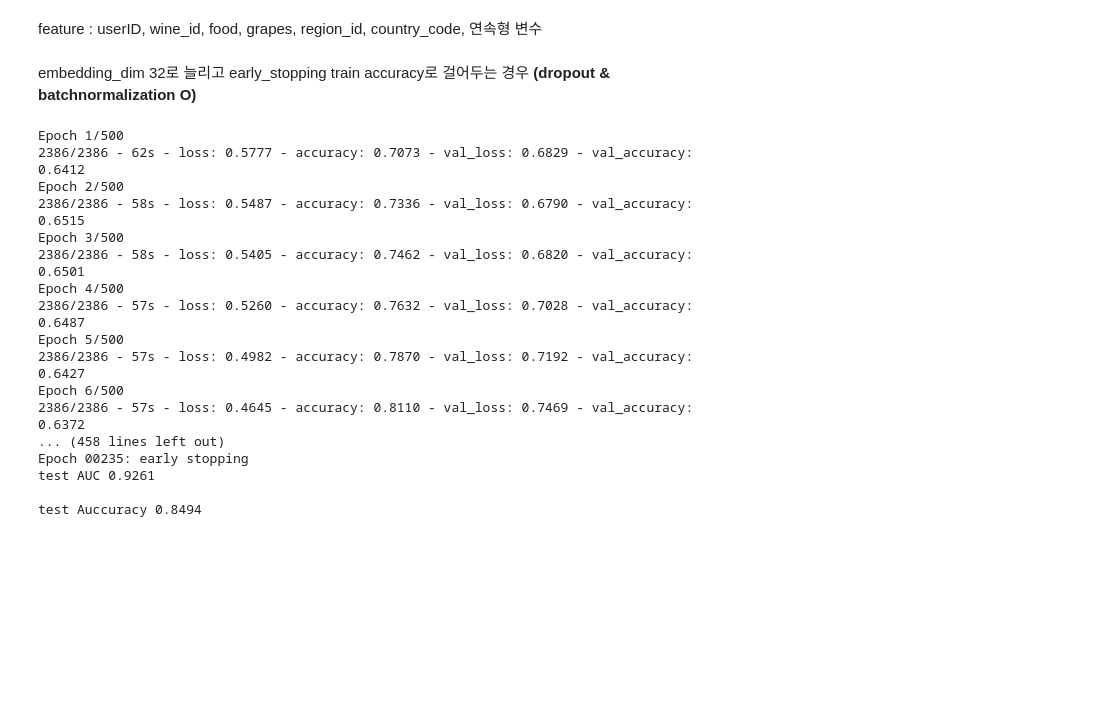
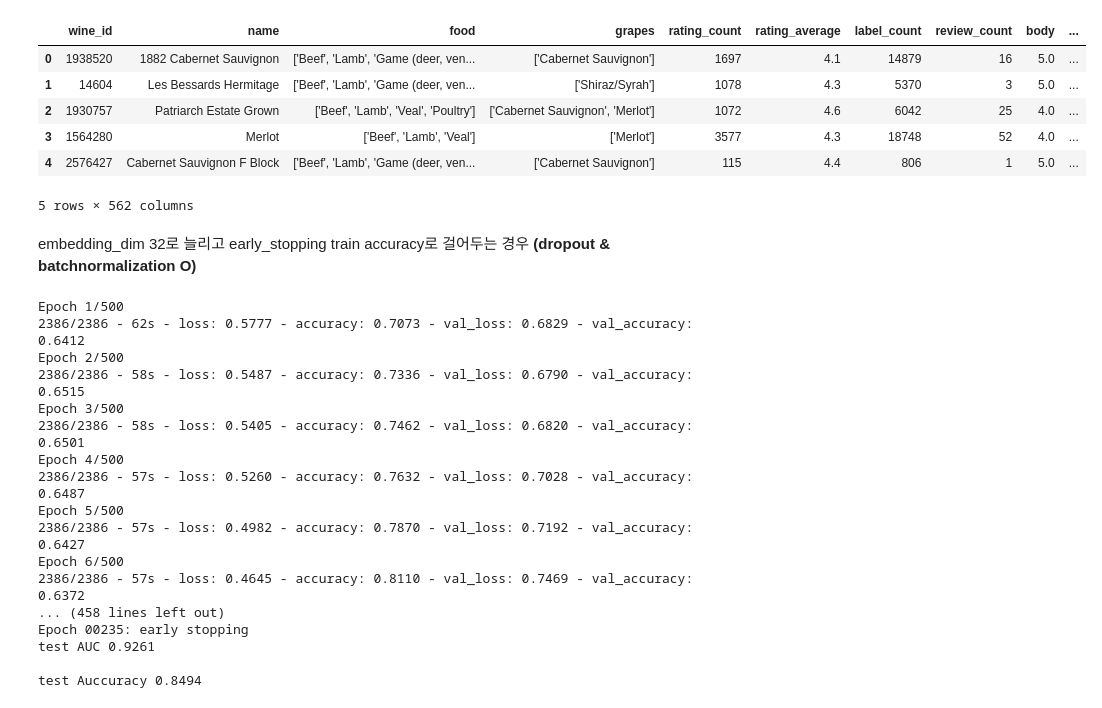
Before and after one commit to tobigs-reco-conf-1314/Tommelier, a Jupyter notebook: Results/DeepFM_seyeong.ipynb, the cells around one changed output. Drawn from its saved outputs; the diff is of its cells as text; code cells hidden in the pictures; blank space fills up the shorter version.

```diff
--- a/Results/DeepFM_seyeong.ipynb
+++ b/Results/DeepFM_seyeong.ipynb
@@ -36,2 +20,11 @@ test_df = pd.read_json('Data 최종본/test_all_meta_v2.json')
-# %% [markdown]
-feature : userID, wine_id, food, grapes, region_id, country_code, 연속형 변수
+# %%
+item = pd.read_csv(os.path.join('..', 'Data', 'item.csv'))
+item.head()
+# %% [output]
+|  | wine_id | name | food | grapes | rating_count | rating_average | label_count | review_count | body | ... |
+| 0 | 1938520 | 1882 Cabernet Sauvignon | ['Beef', 'Lamb', 'Game (deer, ven... | ['Cabernet Sauvignon'] | 1697 | 4.1 | 14879 | 16 | 5.0 | ... |
+| 1 | 14604 | Les Bessards Hermitage | ['Beef', 'Lamb', 'Game (deer, ven... | ['Shiraz/Syrah'] | 1078 | 4.3 | 5370 | 3 | 5.0 | ... |
+| 2 | 1930757 | Patriarch Estate Grown | ['Beef', 'Lamb', 'Veal', 'Poultry'] | ['Cabernet Sauvignon', 'Merlot'] | 1072 | 4.6 | 6042 | 25 | 4.0 | ... |
+| 3 | 1564280 | Merlot | ['Beef', 'Lamb', 'Veal'] | ['Merlot'] | 3577 | 4.3 | 18748 | 52 | 4.0 | ... |
+| 4 | 2576427 | Cabernet Sauvignon F Block | ['Beef', 'Lamb', 'Game (deer, ven... | ['Cabernet Sauvignon'] | 115 | 4.4 | 806 | 1 | 5.0 | ... |
+5 rows × 562 columns
```
Also changed, not shown: parts of 6 cells of this notebook.
